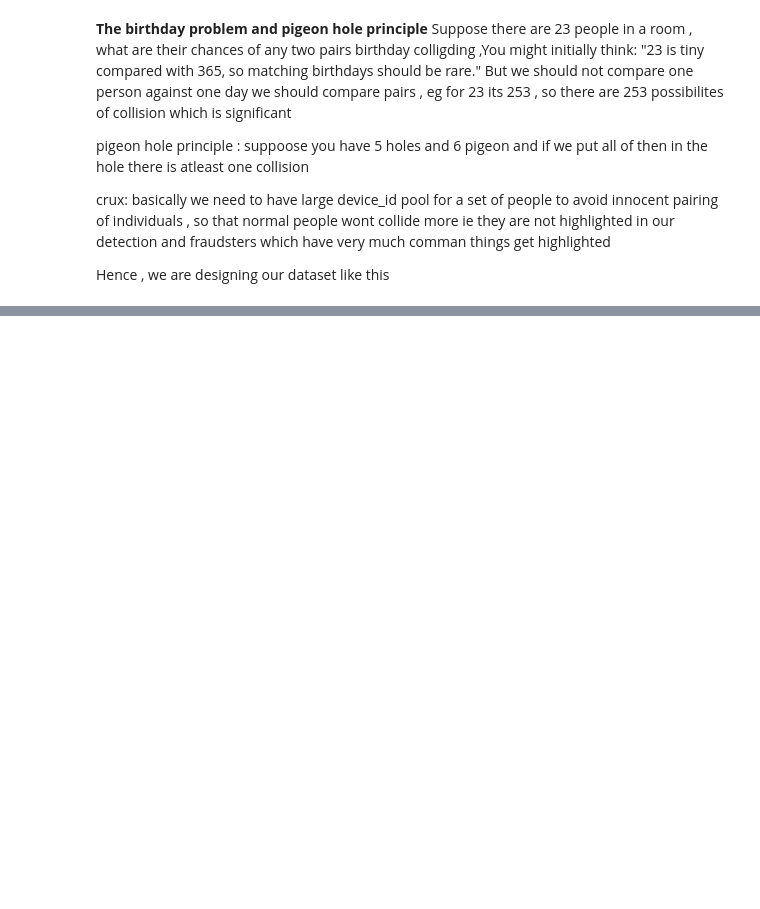
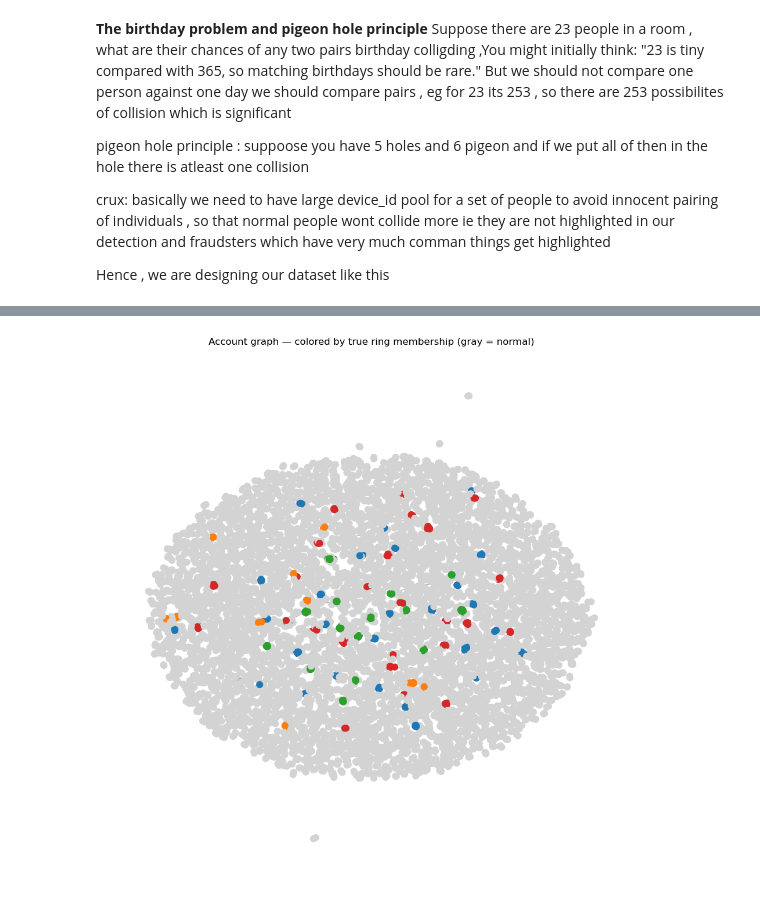
Before and after one commit to Saksham182004/Abuse-Ring-Sentinel, a Jupyter notebook: ringFraudDetect.ipynb, the cells around one changed output, grey strips where cells are left out. Cells and saved outputs as stored; diff of their text form; code cells hidden in the pictures; blank space fills up the shorter version.

```diff
--- a/ringFraudDetect.ipynb
+++ b/ringFraudDetect.ipynb
@@ -49,0 +60,8 @@ Pools ready: 30000 devices, 5000 ips, 30000 vpas
+# %%
+#Randome time creation timestamp
+
+def random_timestamp(start_days_ago=365, end_days_ago=1):
+    """Random account creation date spread over the last year — normal accounts
+    trickle in one at a time, unlike a fraud ring created in a tight burst."""
+    days_ago = random.uniform(end_days_ago, start_days_ago)
+    return datetime.now() - timedelta(days=days_ago)
@@ -49,0 +448,11 @@ Pools ready: 30000 devices, 5000 ips, 30000 vpas
+# %%
+# For each non-trivial community, what ground-truth label (ring_id) dominates it?
+# A clean recovery = each planted ring lands in its own community at high purity.
+acc_to_ring = df_all.set_index("account_id")["ring_id"].to_dict()
+
+print(f"{'size':>4}  {'dominant label':<16}  {'purity':>7}")
+for c in sorted(non_trivial, key=len, reverse=True):
+    labels = [acc_to_ring[a] for a in c]
+    dominant = max(set(labels), key=labels.count)
+    purity = labels.count(dominant) / len(labels)
+    print(f"{len(c):>4}  {str(dominant):<16}  {purity:>6.0%}")
@@ -49,0 +483,35 @@ Pools ready: 30000 devices, 5000 ips, 30000 vpas
+# %%
+import matplotlib.pyplot as plt
+
+# Only plot accounts that actually have at least one edge — the isolated
+# accounts would just be lonely dots cluttering the plot and telling us nothing.
+connected_nodes = [n for n in G.nodes if G.degree(n) > 0]
+subG = G.subgraph(connected_nodes)
+
+# Color by ground-truth ring_id — remember, this is only for OUR eyes to verify
+# the pipeline worked; Louvain itself never sees this column. Matched by prefix
+# instead of an exact dict so it keeps working if more ring instances are added.
+def ring_color(ring_id):
+    if ring_id is None:
+        return "lightgray"
+    if ring_id.startswith("promo_ring"):
+        return "tab:red"
+    if ring_id.startswith("return_ring"):
+        return "tab:blue"
+    if ring_id.startswith("mule_ring"):
+        return "tab:green"
+    if ring_id.startswith("legit_cluster"):
+        return "tab:orange"
+    return "black"  # shouldn't happen — flags anything unexpected
+
+node_colors = [ring_color(acc_to_ring[n]) for n in subG.nodes]
+
+plt.figure(figsize=(12, 12))
+pos = nx.spring_layout(subG, weight="weight", seed=42, k=0.3)
+nx.draw_networkx_nodes(subG, pos, node_color=node_colors, node_size=60)
+nx.draw_networkx_edges(subG, pos, alpha=0.3)
+plt.title("Account graph — colored by true ring membership (gray = normal)")
+plt.axis("off")
+plt.show()
+# %% [output]
+[figure, added]
```
Also changed, not shown: parts of 24 cells of this notebook, 1 other file.
